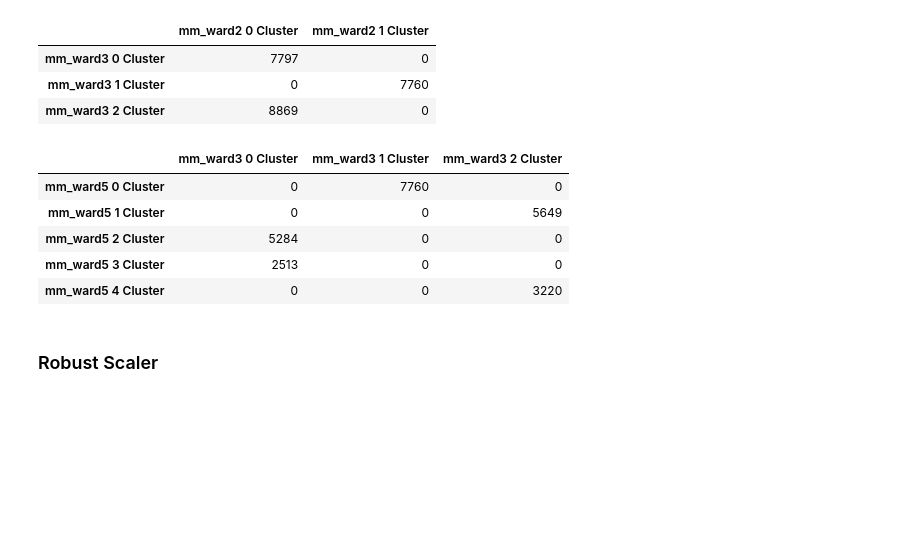
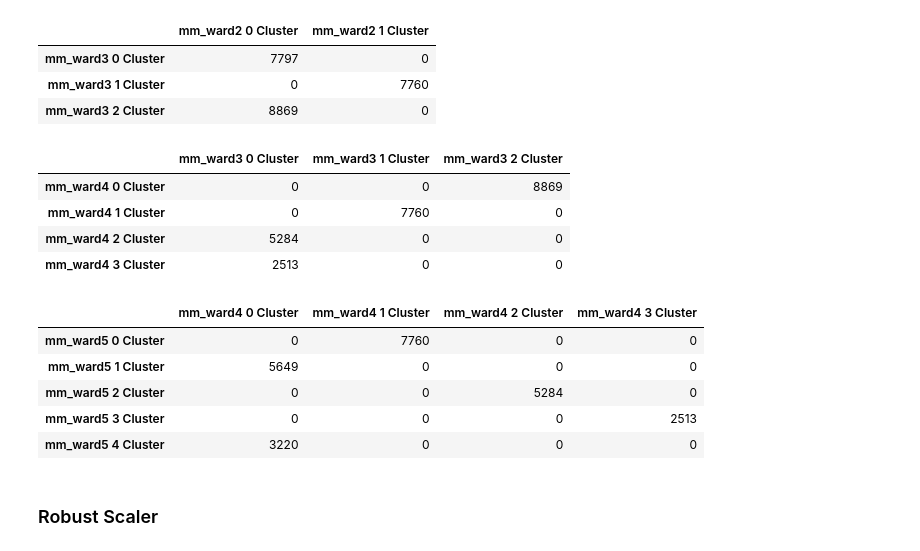
Before and after one commit to Rita-Centeno/DMI, a Jupyter notebook: clustering3.0.ipynb, the cells around one changed output. Drawn from its saved outputs; the diff is of its cells as text; code cells hidden in the pictures; blank space fills up the shorter version.

```diff
--- a/clustering3.0.ipynb
+++ b/clustering3.0.ipynb
@@ -524,0 +462,3 @@ plot_inertia_and_silhouette(sample_mm_scl, 2, 10)
+# %%
+kmeans = KMeans(n_clusters = 3, init='k-means++', n_init=20,  random_state = 1).fit(sample_mm_scl)
+sample_original['mm_kmeans3'] = kmeans.predict(sample_mm_scl)
@@ -843,0 +818,4 @@ beer+water+frozen | fresh+beverage+(frozen+pastry) | dairy
+# %%
+sample_original['st_ward4'] = AgglomerativeClustering(
+    linkage = 'ward', n_clusters = 4
+    ).fit_predict(sample_st_scl)
@@ -943,0 +944,4 @@ dairy+pastry | beer+water+frozen | fresh+beverage+(frozen+pastry)
+# %%
+sample_original['mm_ward4'] = AgglomerativeClustering(
+    linkage = 'ward', n_clusters = 4
+    ).fit_predict(sample_mm_scl)
@@ -977,14 +1001,22 @@ clusters_comparison(sample_original, 'mm_ward3', 'mm_ward2')
 | mm_ward3 1 Cluster | 0 | 7760 |
 | mm_ward3 2 Cluster | 8869 | 0 |
 # %%
-clusters_comparison(sample_original, 'mm_ward5', 'mm_ward3')
+clusters_comparison(sample_original, 'mm_ward4', 'mm_ward3')
 # %% [output]
 |  | mm_ward3 0 Cluster | mm_ward3 1 Cluster | mm_ward3 2 Cluster |
-| mm_ward5 0 Cluster | 0 | 7760 | 0 |
-| mm_ward5 1 Cluster | 0 | 0 | 5649 |
-| mm_ward5 2 Cluster | 5284 | 0 | 0 |
-| mm_ward5 3 Cluster | 2513 | 0 | 0 |
-| mm_ward5 4 Cluster | 0 | 0 | 3220 |
+| mm_ward4 0 Cluster | 0 | 0 | 8869 |
+| mm_ward4 1 Cluster | 0 | 7760 | 0 |
+| mm_ward4 2 Cluster | 5284 | 0 | 0 |
+| mm_ward4 3 Cluster | 2513 | 0 | 0 |
+# %%
+clusters_comparison(sample_original, 'mm_ward5', 'mm_ward4')
+# %% [output]
+|  | mm_ward4 0 Cluster | mm_ward4 1 Cluster | mm_ward4 2 Cluster | mm_ward4 3 Cluster |
+| mm_ward5 0 Cluster | 0 | 7760 | 0 | 0 |
+| mm_ward5 1 Cluster | 5649 | 0 | 0 | 0 |
+| mm_ward5 2 Cluster | 0 | 0 | 5284 | 0 |
+| mm_ward5 3 Cluster | 0 | 0 | 0 | 2513 |
+| mm_ward5 4 Cluster | 3220 | 0 | 0 | 0 |
 # %% [markdown]
 ### Robust Scaler <a id='h-rb'></a>
 # %% [markdown]
```
Also changed, not shown: parts of 238 cells of this notebook, 1 other file.
